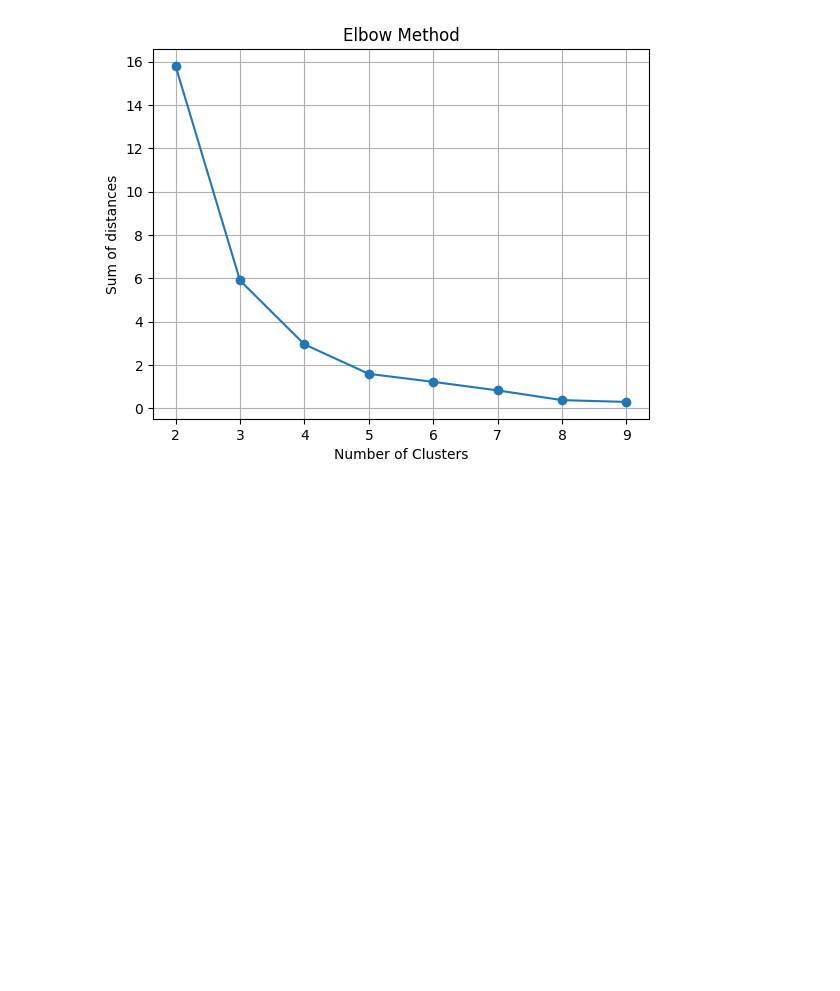
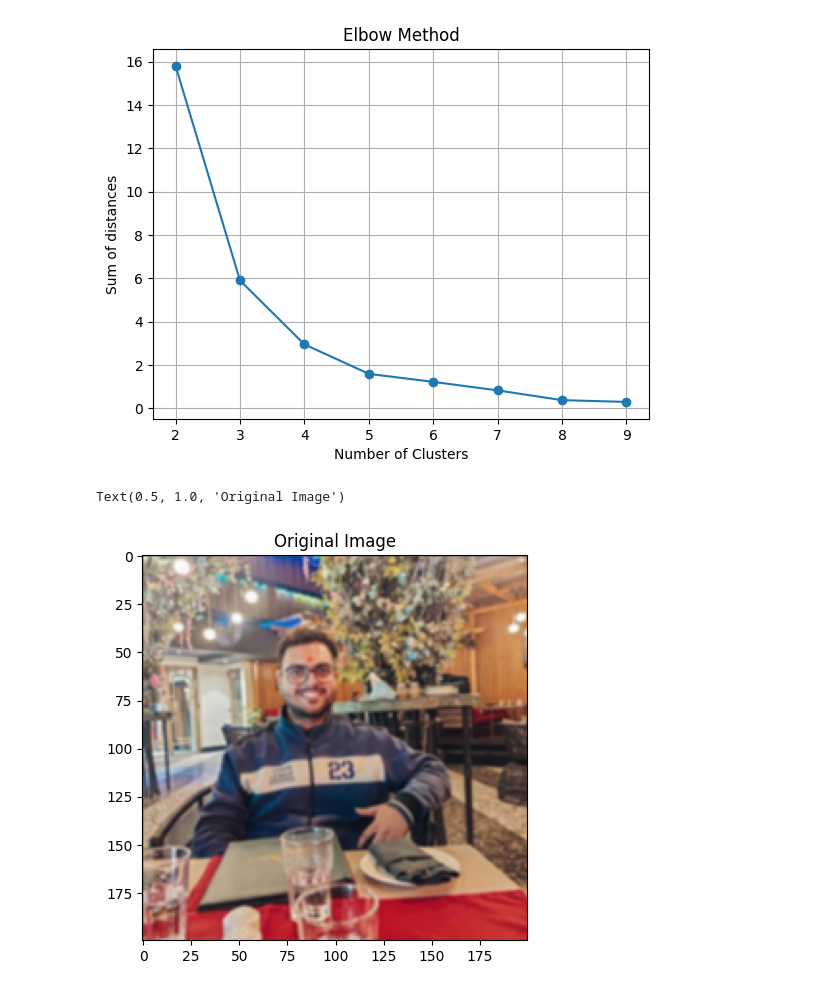
Before and after one commit to gohelanupam-byte/demo, a Jupyter notebook: Copy_of_Batch_US_ML&Stats.ipynb, the cells around one changed output. Saved outputs shown, nothing was run; the diff lists cells and outputs as text; code cells hidden in the pictures; blank space fills up the shorter version.

```diff
--- a/Copy_of_Batch_US_ML&Stats.ipynb
+++ b/Copy_of_Batch_US_ML&Stats.ipynb
@@ -945,0 +951,13 @@ plt.grid(True)
+# %%
+image_path = '/content/my_image.png'
+# %%
+img = Image.open(image_path)
+# %%
+img = img.resize((200, 200))
+# %%
+plt.figure(figsize=(10,5))
+plt.imshow(img)
+plt.title('Original Image')
+# %% [output]
+Text(0.5, 1.0, 'Original Image')
+[figure, added]
```
Also changed, not shown: parts of 86 cells of this notebook.
